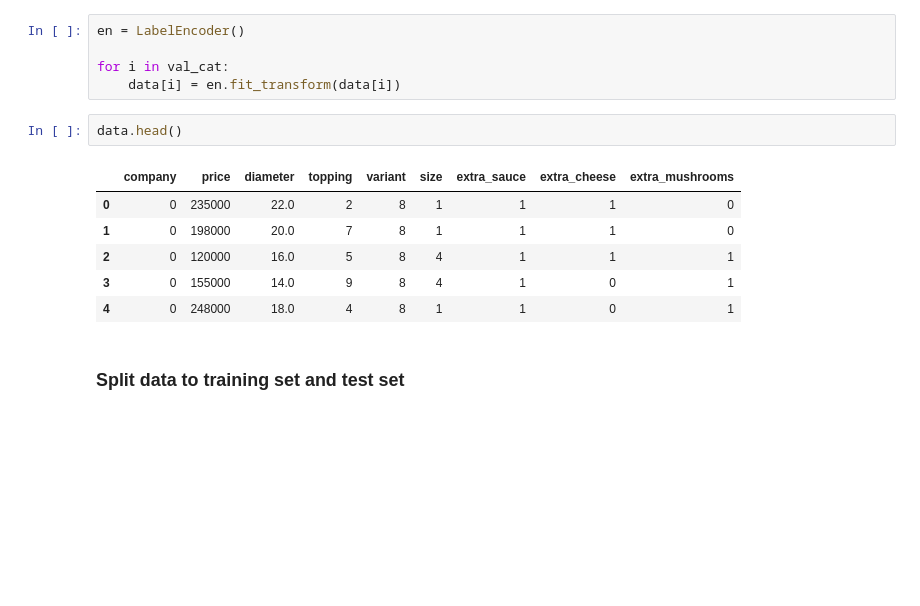
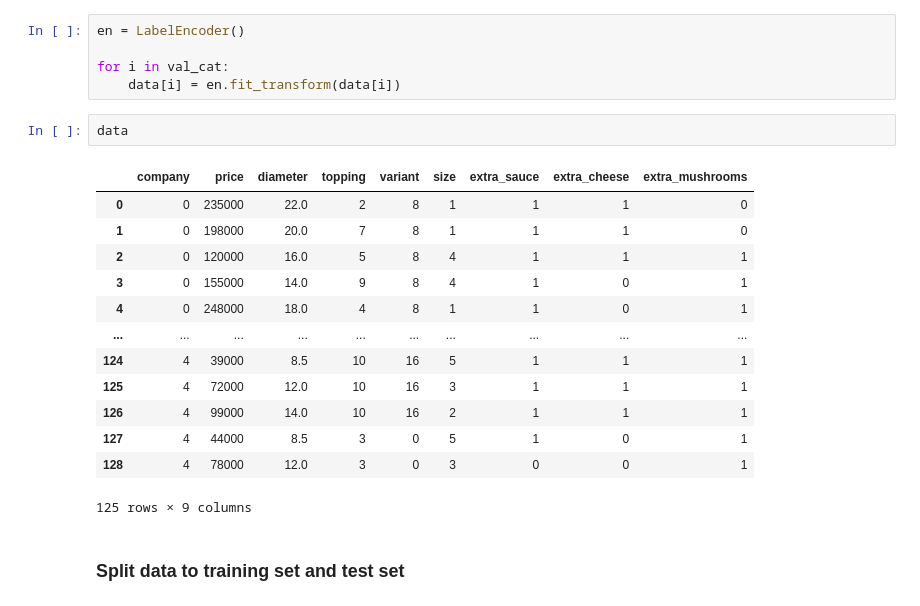
Before and after one commit to Edy-Mochamad/Machine_Learning_project-Pizza_price_Prediction, a Jupyter notebook: notebook.ipynb, the cells around one changed output. Cells and saved outputs as stored; diff of their text form; blank space fills up the shorter version.

```diff
--- a/notebook.ipynb
+++ b/notebook.ipynb
@@ -438,14 +438,21 @@ en = LabelEncoder()
 for i in val_cat:
     data[i] = en.fit_transform(data[i])
 # %%
-data.head()
+data
 # %% [output]
 |  | company | price | diameter | topping | variant | size | extra_sauce | extra_cheese | extra_mushrooms |
 | 0 | 0 | 235000 | 22.0 | 2 | 8 | 1 | 1 | 1 | 0 |
 | 1 | 0 | 198000 | 20.0 | 7 | 8 | 1 | 1 | 1 | 0 |
 | 2 | 0 | 120000 | 16.0 | 5 | 8 | 4 | 1 | 1 | 1 |
 | 3 | 0 | 155000 | 14.0 | 9 | 8 | 4 | 1 | 0 | 1 |
 | 4 | 0 | 248000 | 18.0 | 4 | 8 | 1 | 1 | 0 | 1 |
+| ... | ... | ... | ... | ... | ... | ... | ... | ... | ... |
+| 124 | 4 | 39000 | 8.5 | 10 | 16 | 5 | 1 | 1 | 1 |
+| 125 | 4 | 72000 | 12.0 | 10 | 16 | 3 | 1 | 1 | 1 |
+| 126 | 4 | 99000 | 14.0 | 10 | 16 | 2 | 1 | 1 | 1 |
+| 127 | 4 | 44000 | 8.5 | 3 | 0 | 5 | 1 | 0 | 1 |
+| 128 | 4 | 78000 | 12.0 | 3 | 0 | 3 | 0 | 0 | 1 |
+125 rows × 9 columns
 # %% [markdown]
 ### **Split data to training set and test set**
 # %%
```
Also changed, not shown: parts of 12 cells of this notebook.
